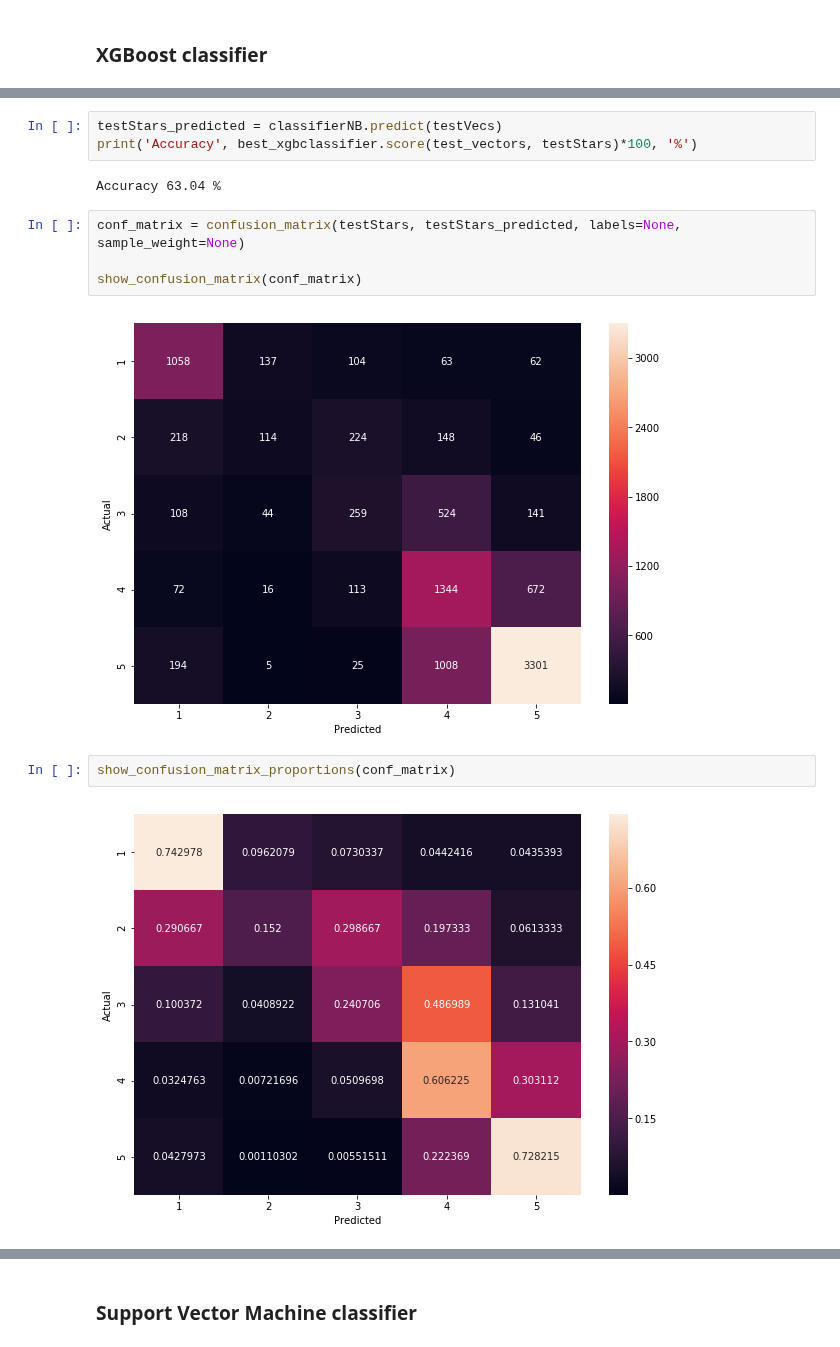
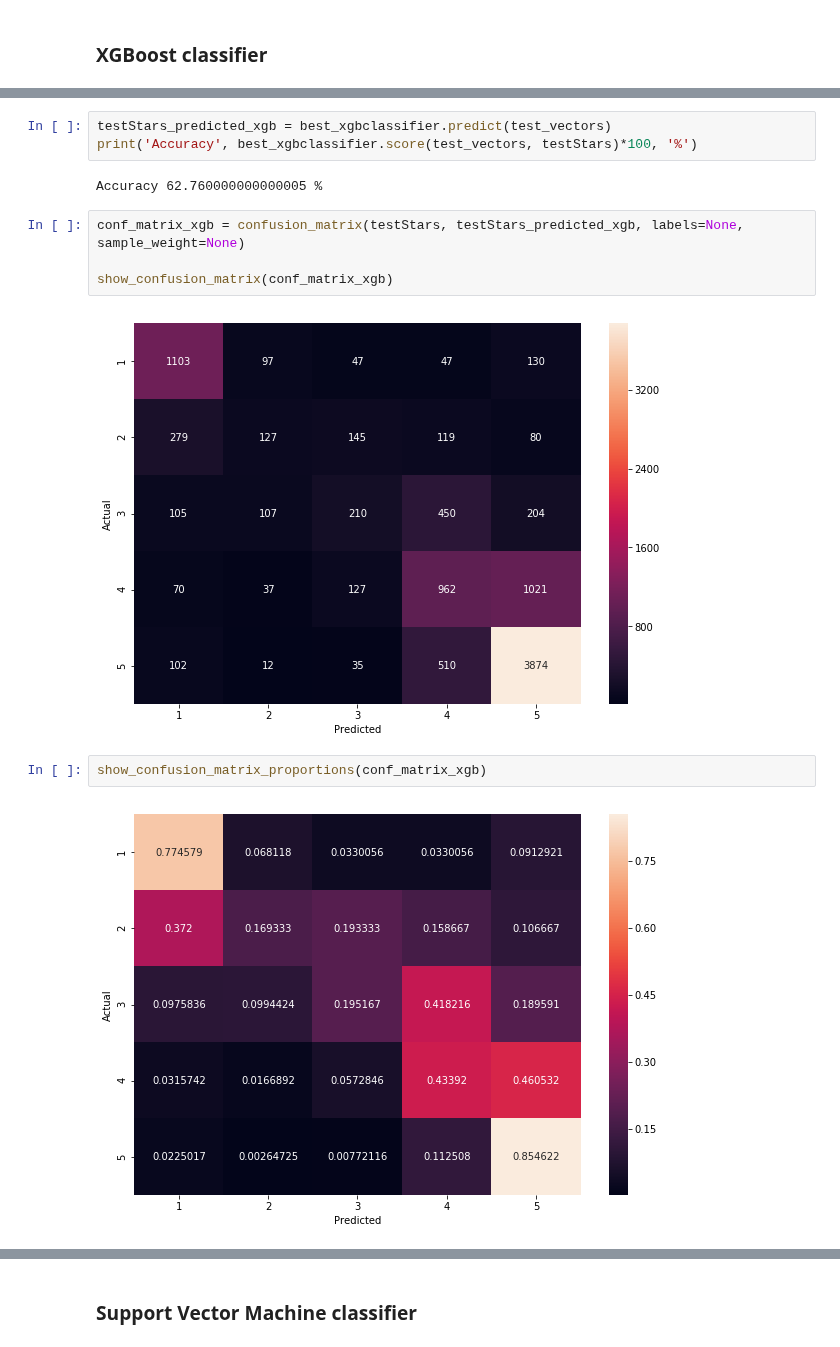
Before and after one commit to Giacky/NLPProject, a Jupyter notebook: Main.ipynb, the cells around one changed output, grey strips where cells are left out. Saved outputs shown, nothing was run; the diff lists cells and outputs as text.

```diff
--- a/Main.ipynb
+++ b/Main.ipynb
@@ -300,17 +315,17 @@ best regularization parameter (C): 0.0
 ----------------------------------------------------
 # %%
-testStars_predicted = classifierNB.predict(testVecs)
+testStars_predicted_xgb = best_xgbclassifier.predict(test_vectors)
 print('Accuracy', best_xgbclassifier.score(test_vectors, testStars)*100, '%')
 # %% [output]
-Accuracy 63.04 %
+Accuracy 62.760000000000005 %
 # %%
-conf_matrix = confusion_matrix(testStars, testStars_predicted, labels=None, sample_weight=None)
+conf_matrix_xgb = confusion_matrix(testStars, testStars_predicted_xgb, labels=None, sample_weight=None)
 
-show_confusion_matrix(conf_matrix)
+show_confusion_matrix(conf_matrix_xgb)
 # %% [output]
-[figure, old version]
+[figure, new version]
 # %%
-show_confusion_matrix_proportions(conf_matrix)
+show_confusion_matrix_proportions(conf_matrix_xgb)
 # %% [output]
-[figure, old version]
+[figure, new version]
 # %%
```
Also changed, not shown: parts of 27 cells of this notebook.
